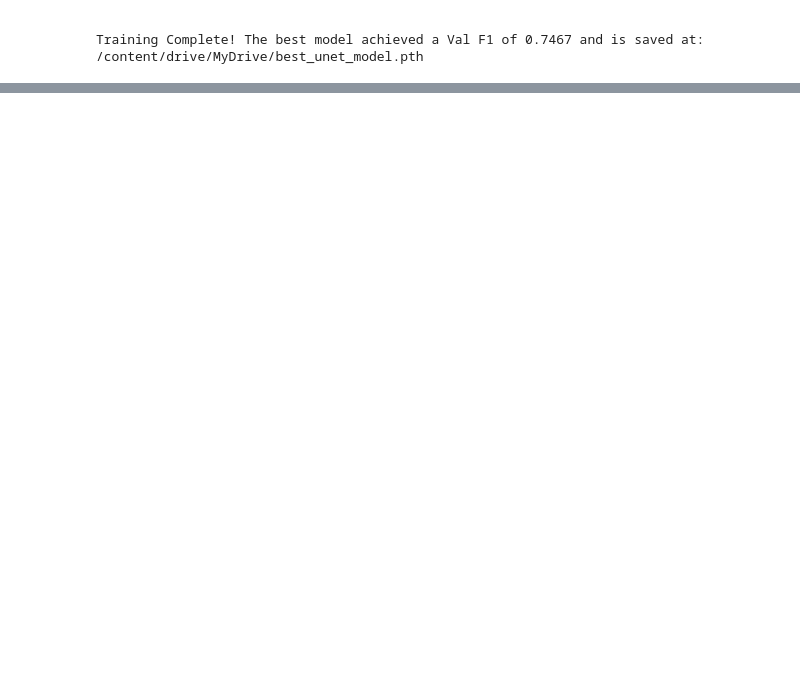
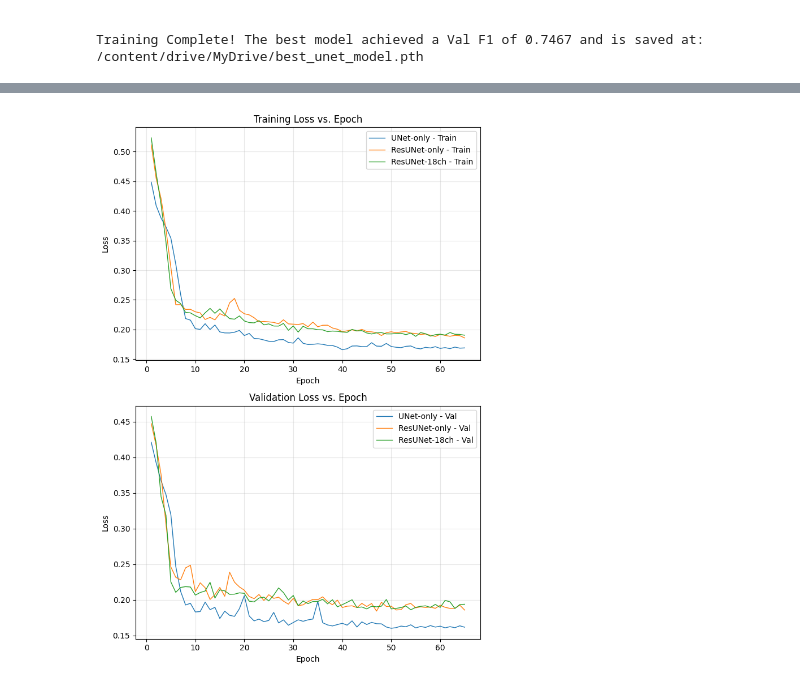
Before and after one commit to amankhanal1960/CNN-GNN-landslide-detection, a Jupyter notebook: notebooks/test.ipynb, the cells around one changed output, grey strips where cells are left out. Drawn from its saved outputs; the diff is of its cells as text; code cells hidden in the pictures; blank space fills up the shorter version.

```diff
--- a/notebooks/test.ipynb
+++ b/notebooks/test.ipynb
@@ -801,0 +877,77 @@ Training Complete! The best model achieved a Val F1 of 0.7467 and is saved at: /
+# %%
+import os
+import re
+from pathlib import Path
+import matplotlib.pyplot as plt
+
+
+def parse_training_log(log_path):
+    pattern = re.compile(
+        r"Epoch \[(\d+)/\d+\]\s*\|\s*Train Loss:\s*([0-9.]+)\s*\|\s*Val Loss:\s*([0-9.]+)\s+IoU:\s*([0-9.]+)",
+        re.IGNORECASE,
+    )
+
+    epochs = []
+    train_loss = []
+    val_loss = []
+    val_iou = []
+
+    with open(log_path, "r", encoding="utf-8") as f:
+        for line in f:
+            match = pattern.search(line)
+            if match:
+                epochs.append(int(match.group(1)))
+                train_loss.append(float(match.group(2)))
+                val_loss.append(float(match.group(3)))
+                val_iou.append(float(match.group(4)))
+
+    return {
+        "epochs": epochs,
+        "train_loss": train_loss,
+        "val_loss": val_loss,
+        "val_iou": val_iou,
+    }
+
+
+base_candidates = [Path.cwd(), Path.cwd().parent, Path.cwd().parent.parent]
+log_files = {
+    "UNet-only": "Unetonly.txt",
+    "ResUNet-only": "resunetonly.txt",
+    "ResUNet-18ch": "resunet_18ch.txt",
+}
+
+parsed_logs = {}
+for label, filename in log_files.items():
+    for base in base_candidates:
+        path = base / filename
+        if path.exists():
+            parsed_logs[label] = parse_training_log(path)
+            break
+
+if not parsed_logs:
+    raise FileNotFoundError("Could not find any of the training log files in the current workspace.")
+
+fig, axes = plt.subplots(2, 1, figsize=(7, 10), constrained_layout=True)
+
+for label, data in parsed_logs.items():
+    axes[0].plot(data["epochs"], data["train_loss"], label=f"{label} - Train", linewidth=1)
+    axes[1].plot(data["epochs"], data["val_loss"], label=f"{label} - Val", linewidth=1)
+
+axes[0].set_title("Training Loss vs. Epoch")
+axes[0].set_xlabel("Epoch")
+axes[0].set_ylabel("Loss")
+axes[0].grid(True, alpha=0.3)
+axes[0].legend()
+
+axes[1].set_title("Validation Loss vs. Epoch")
+axes[1].set_xlabel("Epoch")
+axes[1].set_ylabel("Loss")
+axes[1].grid(True, alpha=0.3)
+axes[1].legend()
+
+plt.tight_layout()
+plt.savefig("training_and_validation_loss.pdf", format="pdf", dpi=300, bbox_inches="tight", pad_inches=0.02)
+plt.savefig("training_and_validation_loss.png", dpi=300, bbox_inches="tight", pad_inches=0.02)
+plt.show()
+# %% [output]
+[figure, added]
```
Also changed, not shown: parts of 2 cells of this notebook, 3 other files.
